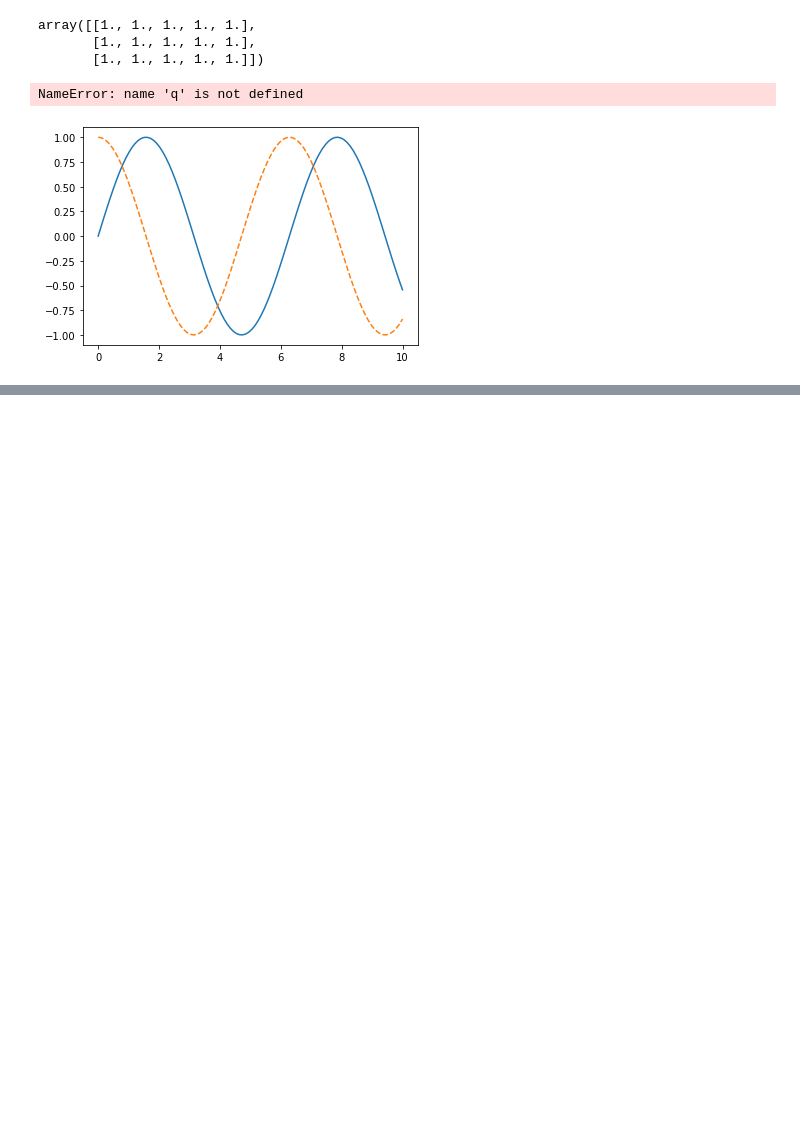
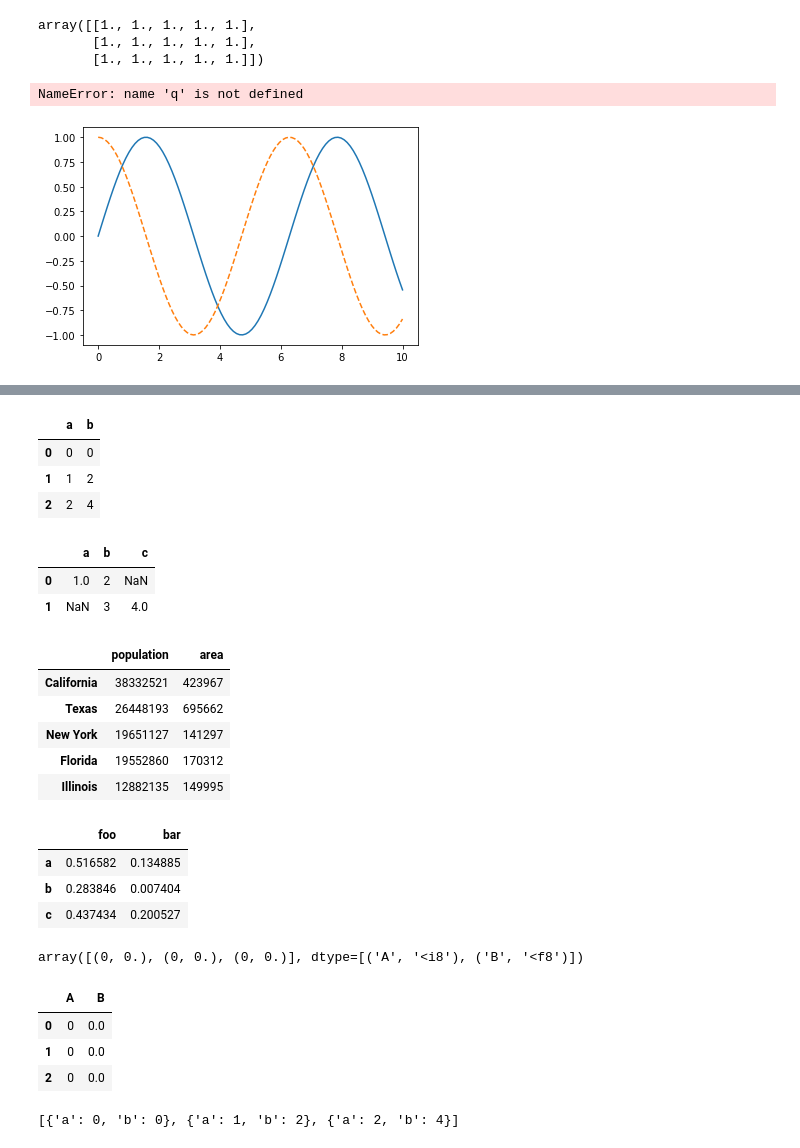
Before and after one commit to 6reg/intro_to_ds, a Jupyter notebook: Untitled.ipynb, the cells around one changed output, grey strips where cells are left out. Saved outputs shown, nothing was run; the diff lists cells and outputs as text; code cells hidden in the pictures; blank space fills up the shorter version.

```diff
--- a/Untitled.ipynb
+++ b/Untitled.ipynb
@@ -532,0 +701,50 @@ plt.plot(x, np.cos(x), '--');
+# %%
+data = [{'a': i, 'b': 2 * i}
+       for i in range(3)]
+pd.DataFrame(data)
+# %% [output]
+|  | a | b |
+| 0 | 0 | 0 |
+| 1 | 1 | 2 |
+| 2 | 2 | 4 |
+# %%
+pd.DataFrame([{'a': 1, 'b': 2}, {'b': 3, 'c': 4}])
+# %% [output]
+|  | a | b | c |
+| 0 | 1.0 | 2 | NaN |
+| 1 | NaN | 3 | 4.0 |
+# %%
+pd.DataFrame({'population': population,
+             'area': area})
+# %% [output]
+|  | population | area |
+| California | 38332521 | 423967 |
+| Texas | 26448193 | 695662 |
+| New York | 19651127 | 141297 |
+| Florida | 19552860 | 170312 |
+| Illinois | 12882135 | 149995 |
+# %%
+pd.DataFrame(np.random.rand(3, 2),
+            columns=['foo', 'bar'],
+            index=['a', 'b', 'c'])
+# %% [output]
+|  | foo | bar |
+| a | 0.516582 | 0.134885 |
+| b | 0.283846 | 0.007404 |
+| c | 0.437434 | 0.200527 |
+# %%
+A = np.zeros(3, dtype=[('A', 'i8'), ('B', 'f8')])
+A
+# %% [output]
+array([(0, 0.), (0, 0.), (0, 0.)], dtype=[('A', '<i8'), ('B', '<f8')])
+# %%
+pd.DataFrame(A)
+# %% [output]
+|  | A | B |
+| 0 | 0 | 0.0 |
+| 1 | 0 | 0.0 |
+| 2 | 0 | 0.0 |
+# %%
+data
+# %% [output]
+[{'a': 0, 'b': 0}, {'a': 1, 'b': 2}, {'a': 2, 'b': 4}]
```
Also changed, not shown: parts of 52 cells of this notebook, 1 other file.
